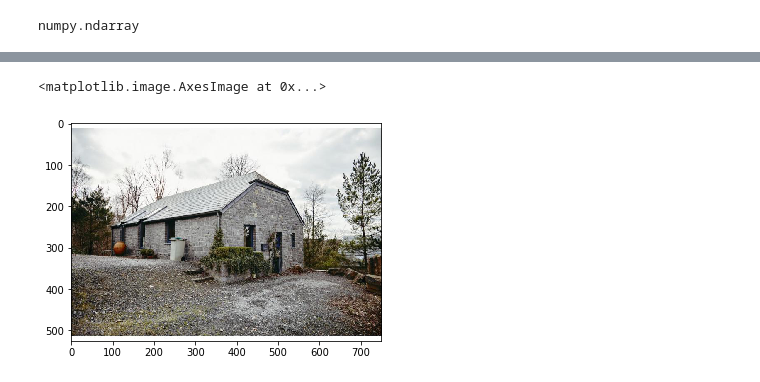
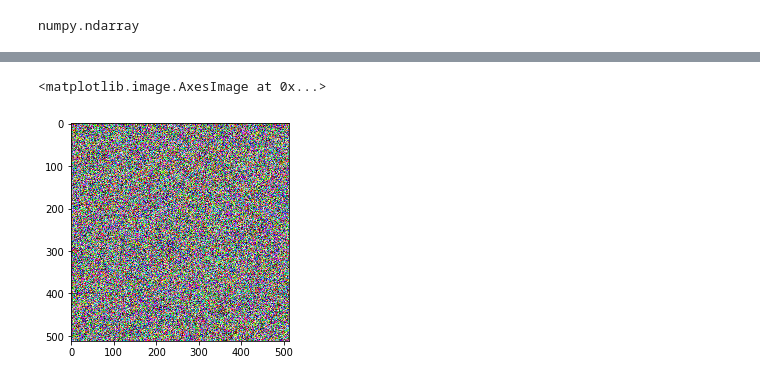
Before and after one commit to SamVanhoutte/python-musings, a Jupyter notebook: src/02-numpy-arrays/Numpy arrays.ipynb, the cells around one changed output, grey strips where cells are left out. Cells and saved outputs as stored; diff of their text form; code cells hidden in the pictures.

```diff
--- a/src/02-numpy-arrays/Numpy arrays.ipynb
+++ b/src/02-numpy-arrays/Numpy arrays.ipynb
@@ -98,8 +98,10 @@ photo.shape # 3 dimensions (coordinates + 3 colors)
 # %%
 import matplotlib.pyplot as plt
+#print(photo)
+photo = np.random.randint(low = 0, high = 255, size = (512, 512, 3))
 plt.imshow(photo)
 # %% [output]
 <matplotlib.image.AxesImage at 0x...>
-[figure, old version]
+[figure, new version]
 # %%
 plt.imshow(photo[::-1]) #reversed rows
```
Also changed, not shown: parts of 21 cells of this notebook, 14 other files.
